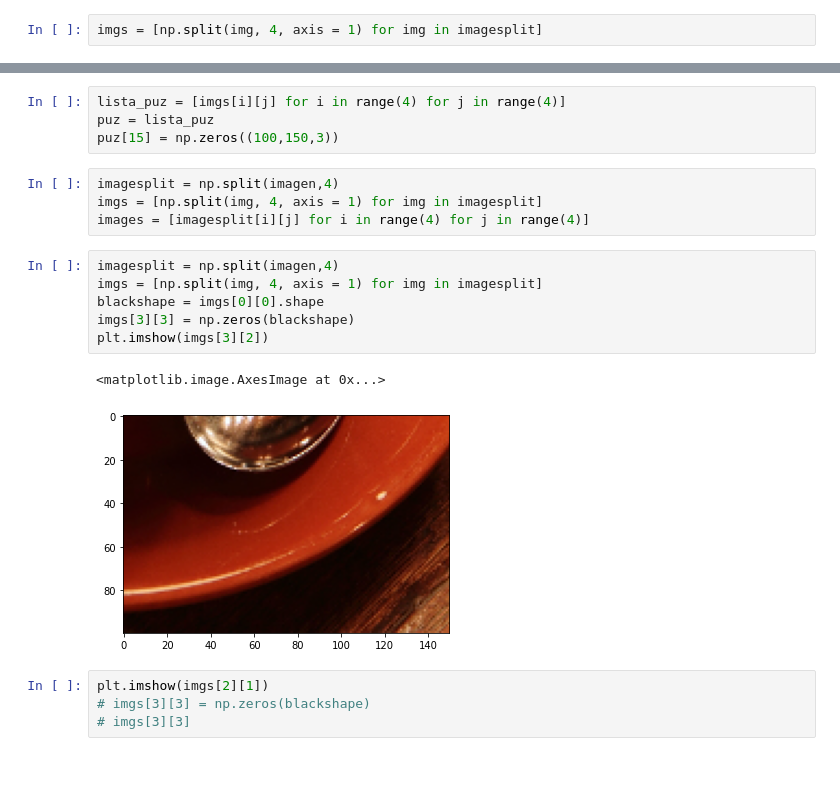
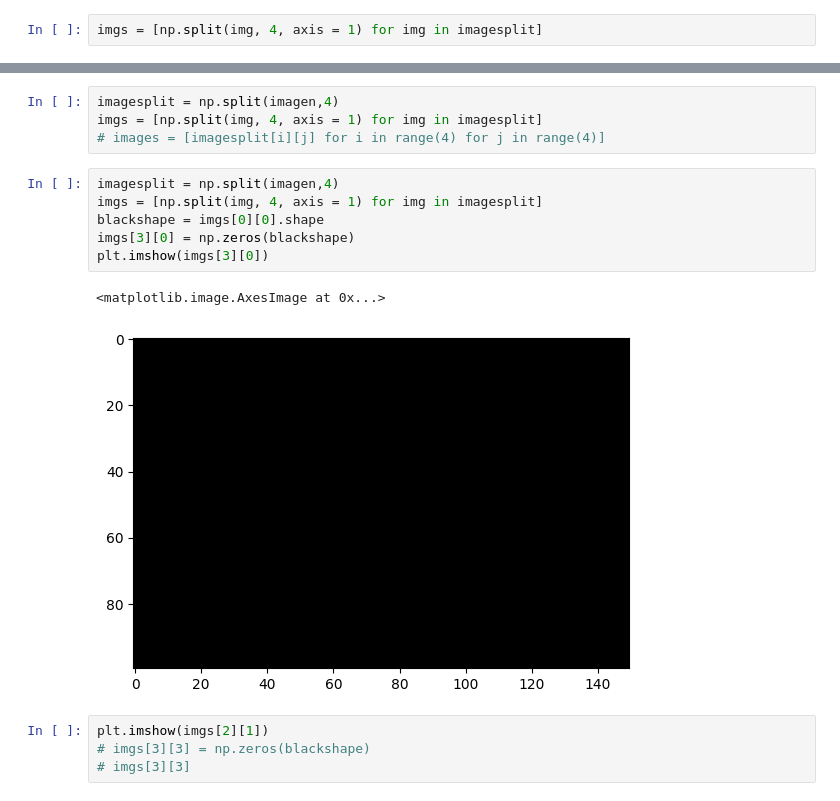
Before and after one commit to macapagithub/python_exercise, a Jupyter notebook: puzzleBasico.ipynb, the cells around one changed output, grey strips where cells are left out. Cells and saved outputs as stored; diff of their text form; blank space fills up the shorter version.

```diff
--- a/puzzleBasico.ipynb
+++ b/puzzleBasico.ipynb
@@ -36,20 +36,16 @@ plt.imshow(np.hstack((imgs[0][0], imgs[0][1],imgs[0][2], imgs[0][3])))
-# %%
-lista_puz = [imgs[i][j] for i in range(4) for j in range(4)]
-puz = lista_puz
-puz[15] = np.zeros((100,150,3))
 # %%
 imagesplit = np.split(imagen,4)
 imgs = [np.split(img, 4, axis = 1) for img in imagesplit]
-images = [imagesplit[i][j] for i in range(4) for j in range(4)]
+# images = [imagesplit[i][j] for i in range(4) for j in range(4)]
 # %%
 imagesplit = np.split(imagen,4)
 imgs = [np.split(img, 4, axis = 1) for img in imagesplit]
 blackshape = imgs[0][0].shape
-imgs[3][3] = np.zeros(blackshape)
-plt.imshow(imgs[3][2])
+imgs[3][0] = np.zeros(blackshape)
+plt.imshow(imgs[3][0])
 # %% [output]
 <matplotlib.image.AxesImage at 0x...>
-[figure, old version]
+[figure, new version]
 # %%
 plt.imshow(imgs[2][1])
 # imgs[3][3] = np.zeros(blackshape)
```
Also changed, not shown: parts of 15 cells of this notebook.
